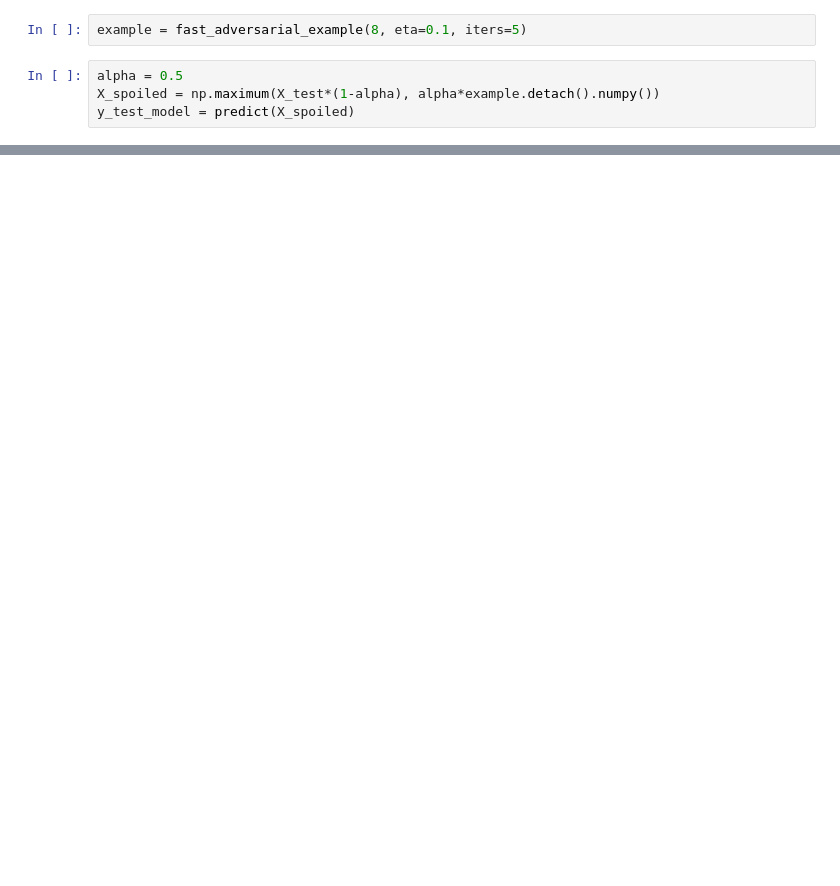
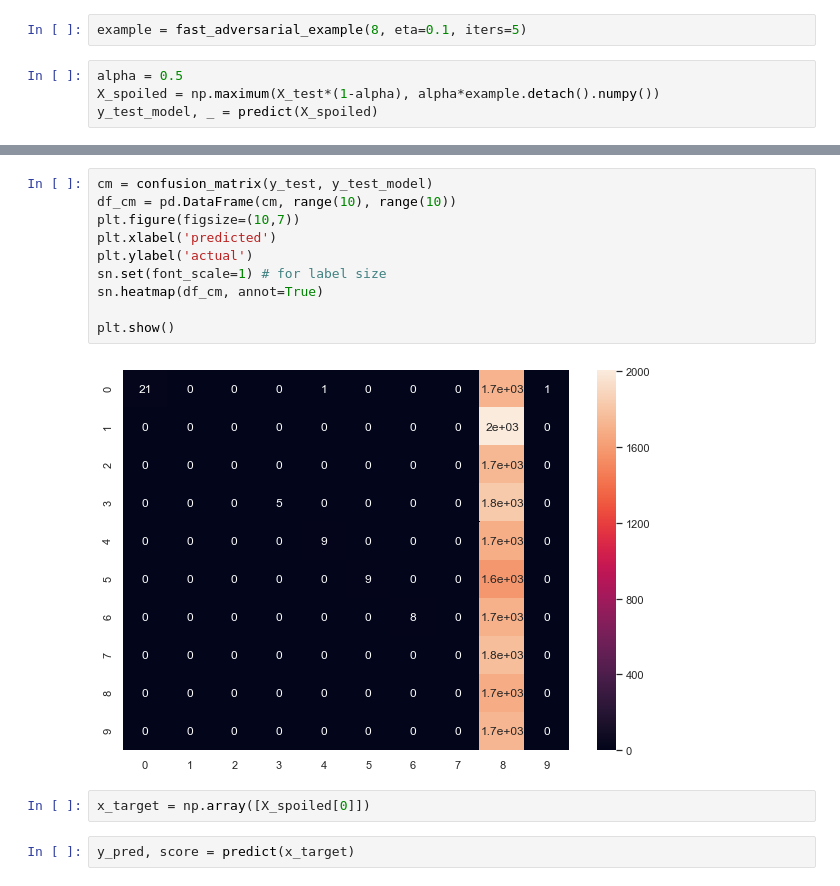
Before and after one commit to Alina9/Adversarial-attack, a Jupyter notebook: adversarial_attack.ipynb, the cells around one changed output, grey strips where cells are left out. Drawn from its saved outputs; the diff is of its cells as text; blank space fills up the shorter version.

```diff
--- a/adversarial_attack.ipynb
+++ b/adversarial_attack.ipynb
@@ -131,5 +140,5 @@ example = fast_adversarial_example(8, eta=0.1, iters=5)
 # %%
 alpha = 0.5
 X_spoiled = np.maximum(X_test*(1-alpha), alpha*example.detach().numpy())
-y_test_model = predict(X_spoiled)
+y_test_model, _ = predict(X_spoiled)
 # %%
@@ -138,0 +148,16 @@ print("точность после атаки =", np.sum(predict(X_spoiled) == y
+# %%
+cm = confusion_matrix(y_test, y_test_model)
+df_cm = pd.DataFrame(cm, range(10), range(10))
+plt.figure(figsize=(10,7))
+plt.xlabel('predicted')
+plt.ylabel('actual')
+sn.set(font_scale=1) # for label size
+sn.heatmap(df_cm, annot=True)
+
+plt.show()
+# %% [output]
+[figure, added]
+# %%
+x_target = np.array([X_spoiled[0]])
+# %%
+y_pred, score = predict(x_target)
```
Also changed, not shown: parts of 10 cells of this notebook.
